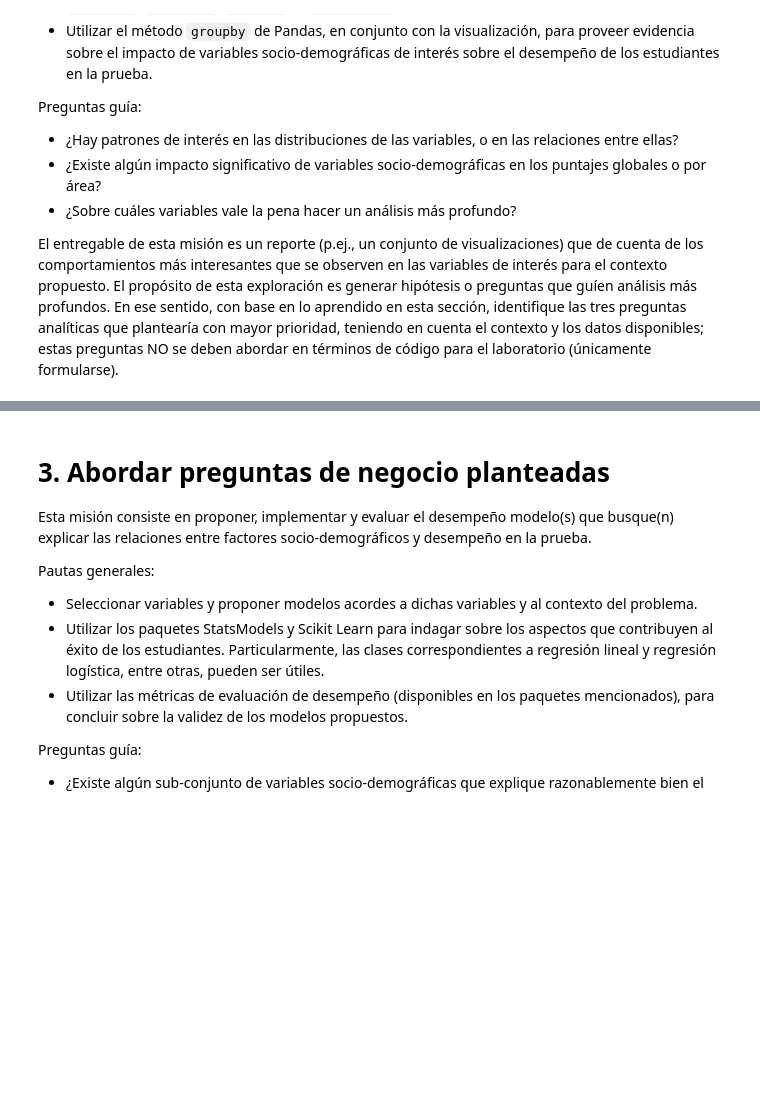
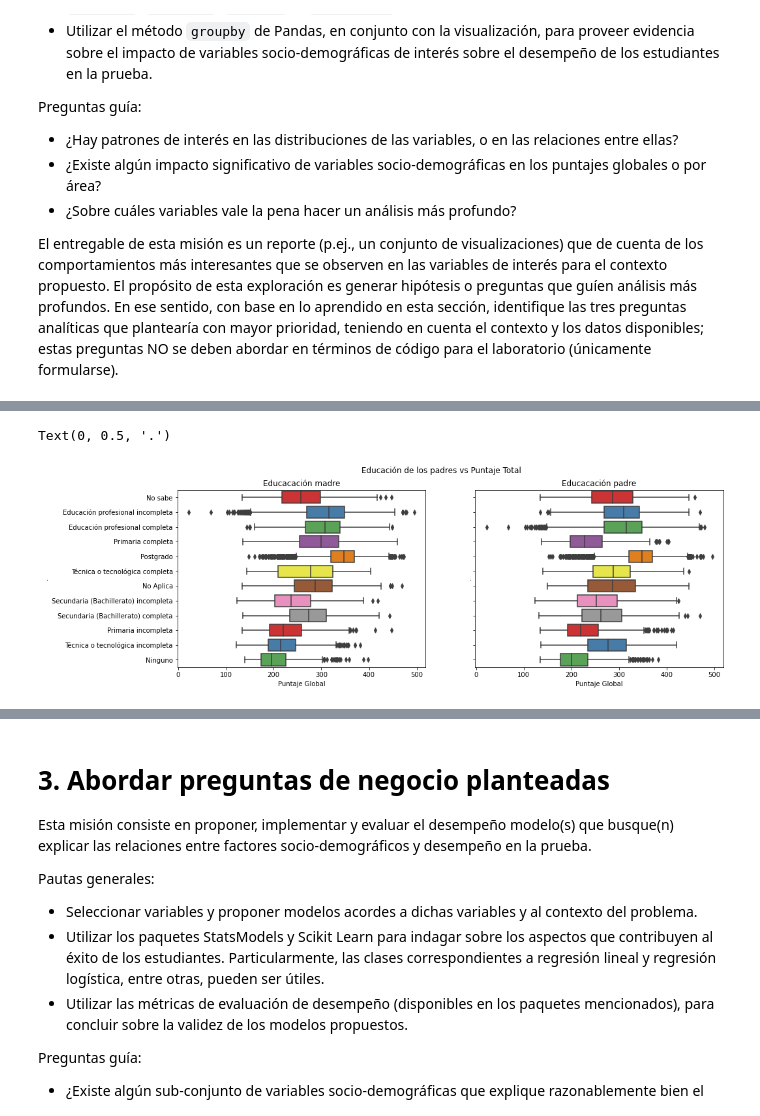
Before and after one commit to lvherrerab/MIIA_estudiante_18, a Jupyter notebook: Laboratorios/Laboratorio_2_18.ipynb, the cells around one changed output, grey strips where cells are left out. Saved outputs shown, nothing was run; the diff lists cells and outputs as text; code cells hidden in the pictures; blank space fills up the shorter version.

```diff
--- a/Laboratorios/Laboratorio_2_18.ipynb
+++ b/Laboratorios/Laboratorio_2_18.ipynb
@@ -280,0 +318,17 @@ memory usage: 5.6+ MB
+# %%
+
+fig, axes = plt.subplots(1, 2, figsize=(15, 5), sharey=True)
+fig.suptitle('Educación de los padres vs Puntaje Total')
+
+sns.boxplot(ax=axes[0], y= df["FAMI_EDUCACIONMADRE"], x=df["PUNT_GLOBAL"],linewidth=1.5, palette="Set1" )
+axes[0].set_title("Educacación madre")
+axes[0].set_xlabel('Puntaje Global')
+axes[0].set_ylabel('.')
+
+sns.boxplot(ax=axes[1], y= df["FAMI_EDUCACIONPADRE"], x=df["PUNT_GLOBAL"],linewidth=1.5, palette="Set1" )
+axes[1].set_title("Educacación padre")
+axes[1].set_xlabel('Puntaje Global')
+axes[1].set_ylabel('.')
+# %% [output]
+Text(0, 0.5, '.')
+[figure, added]
```
Also changed, not shown: parts of 52 cells of this notebook, 3 other files.
